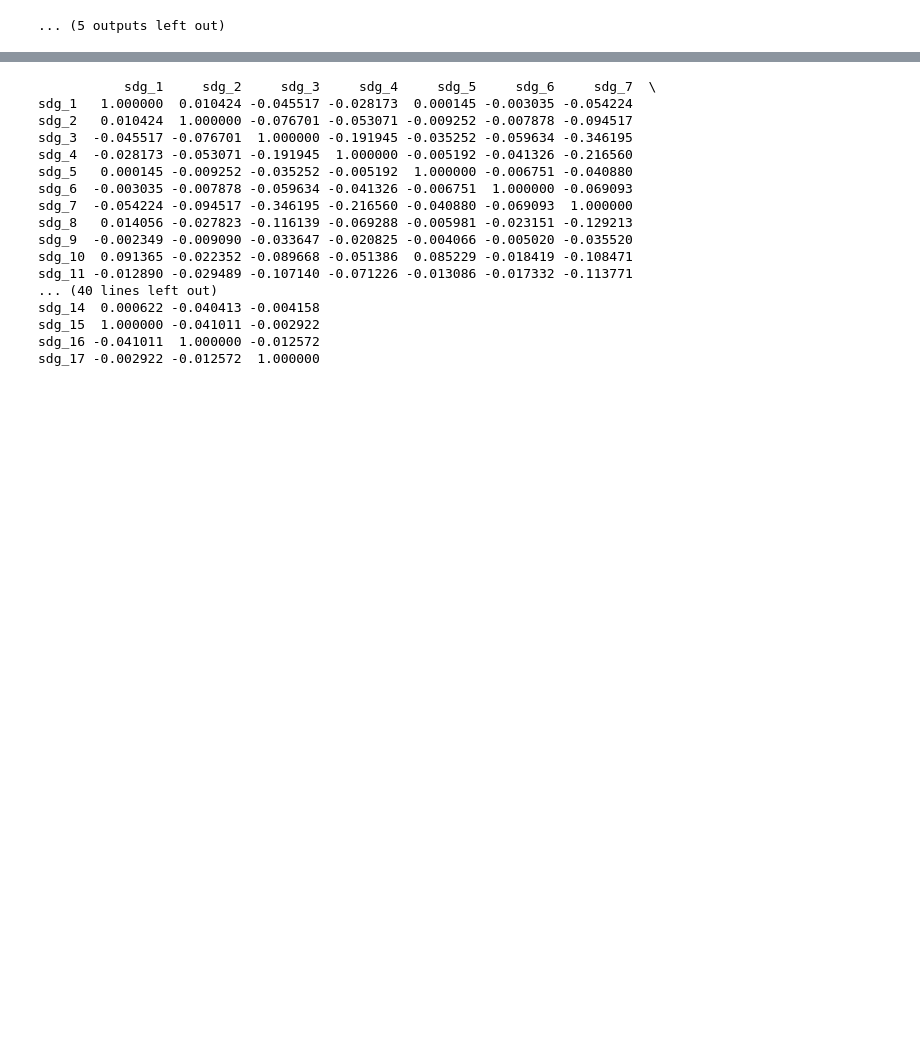
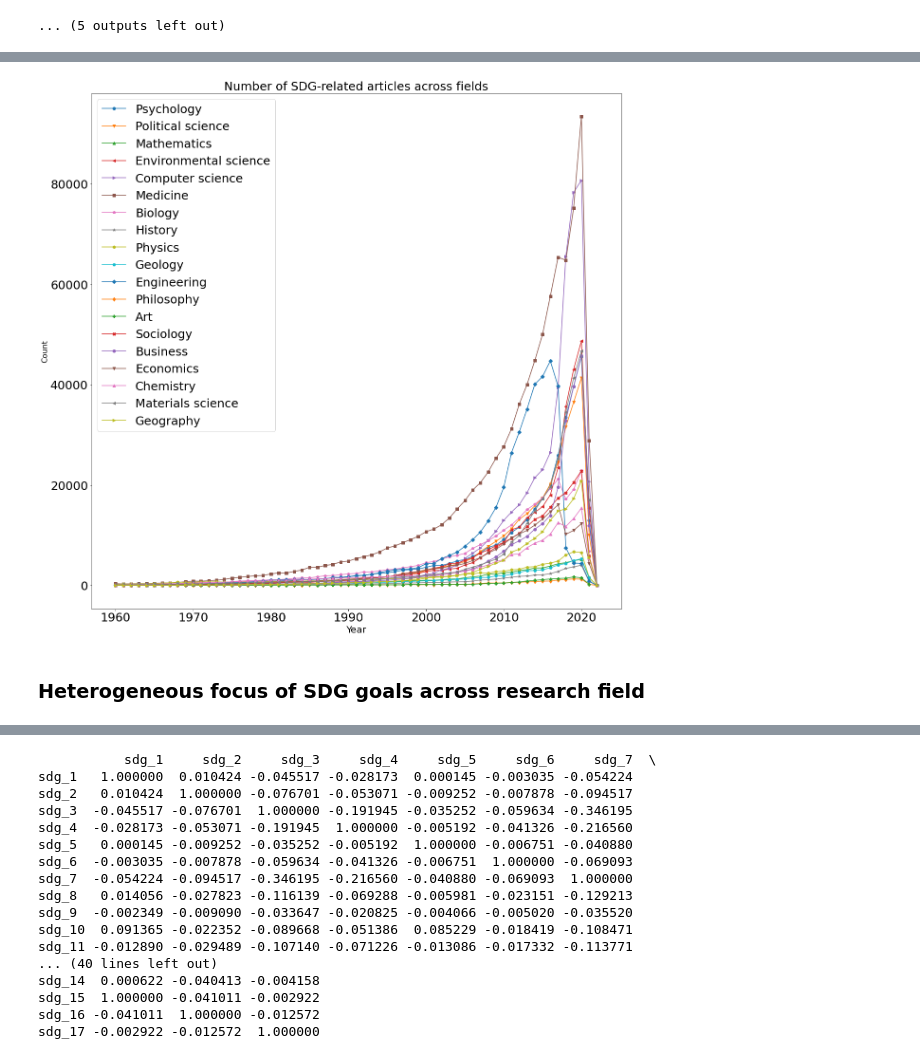
Before and after one commit to JiHaeChoi/SDG, a Jupyter notebook: Analysis.ipynb, the cells around one changed output, grey strips where cells are left out. Saved outputs shown, nothing was run; the diff lists cells and outputs as text; code cells hidden in the pictures; blank space fills up the shorter version.

```diff
--- a/Analysis.ipynb
+++ b/Analysis.ipynb
@@ -69,6 +69,8 @@ for i in range(1, 18):
 field_data = pd.read_csv("SciSciNet_2023/SciSciNet_Fields.tsv", sep= '\t')
 # %%
 top_field = field_data[field_data['Field_Type'] == 'Top']
+# %%
+field_dict = top_field.set_index('FieldID', drop=True)
 # %%
 %%time
 import sqlite3
@@ -349,0 +349,31 @@ print(df_final)
+# %%
+df_sdg.Year = pd.to_datetime(df_sdg.Year, format = "%Y")
+df_sdg_tmp = df_sdg.loc[:, ['Year', 'FieldID', 'sdg_1', 'sdg_2', 'sdg_3', 'sdg_4', 'sdg_5', 'sdg_6', 'sdg_7', 'sdg_8', 'sdg_9', 'sdg_10', 'sdg_11', 'sdg_12', 'sdg_13', 'sdg_14', 'sdg_15', 'sdg_16', 'sdg_17', 'weight']]
+df_sdg_tmp_1960 = df_sdg_tmp[df_sdg_tmp.Year > '1959-12-31'].reset_index(drop=True).drop(['weight'], axis = 1)
+df_grouped = df_sdg_tmp_1960.groupby(['FieldID', 'Year']).size().reset_index(name='Count')
+# %%
+# create a figure and axis
+fig, ax = plt.subplots(figsize = (20, 20))
+markers = ['o', 'v', '^', '<', '>', 's', 'p', '*', 'h', 'H', 'D', 'd', 'P', 'X', 'o', 'v', '^', '<', '>', 's', 'p']
+# iterate over each unique 'FieldID'
+for (field_id, marker) in zip(df_grouped['FieldID'].unique(), markers):
+    df_tmp = df_grouped[df_grouped['FieldID'] == field_id]
+    field_name = field_dict.loc[field_id]["Field_Name"]
+    ax.plot(np.array(df_tmp['Year']), np.array(df_tmp['Count']), marker = marker, label=field_name)
+
+# set labels and title
+ax.set_xlabel('Year',fontsize=20)
+ax.set_ylabel('Count', fontsize = 16)
+ax.tick_params(axis='both', which='major', labelsize=25)
+
+ax.set_title('Number of SDG-related articles across fields', fontsize = 25)
+
+# place the legend outside of the plot
+ax.legend(loc='upper left', fontsize=25)
+
+# display the plot
+plt.savefig("Asbolute_article.png", dpi = 300)
+# %% [output]
+[figure, added]
+# %% [markdown]
+### Heterogeneous focus of SDG goals across research field
```
Also changed, not shown: parts of 42 cells of this notebook, 11 other files.
